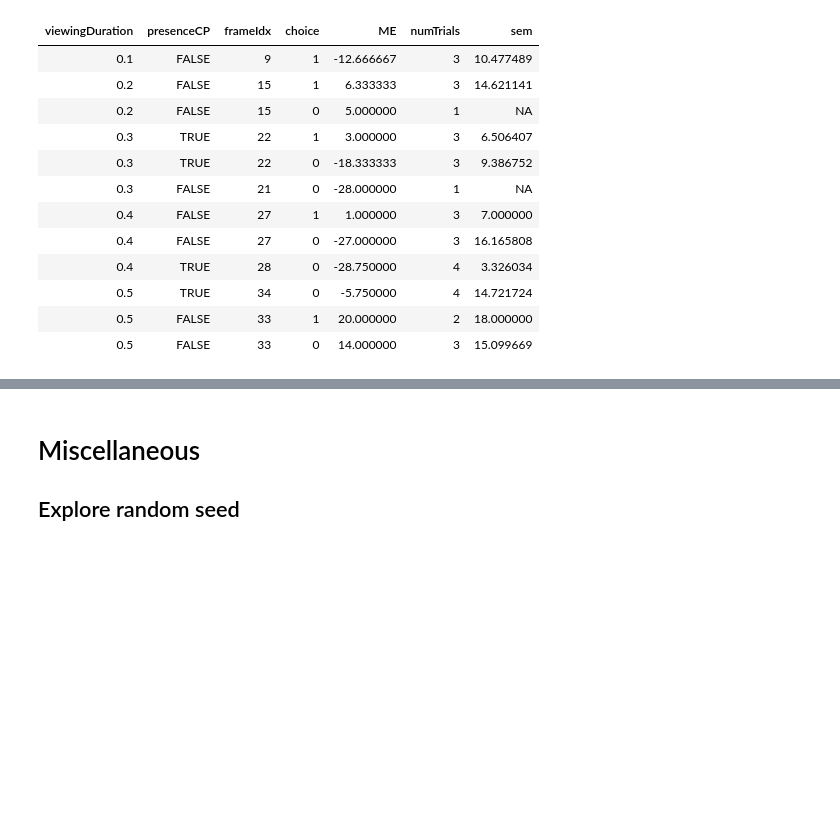
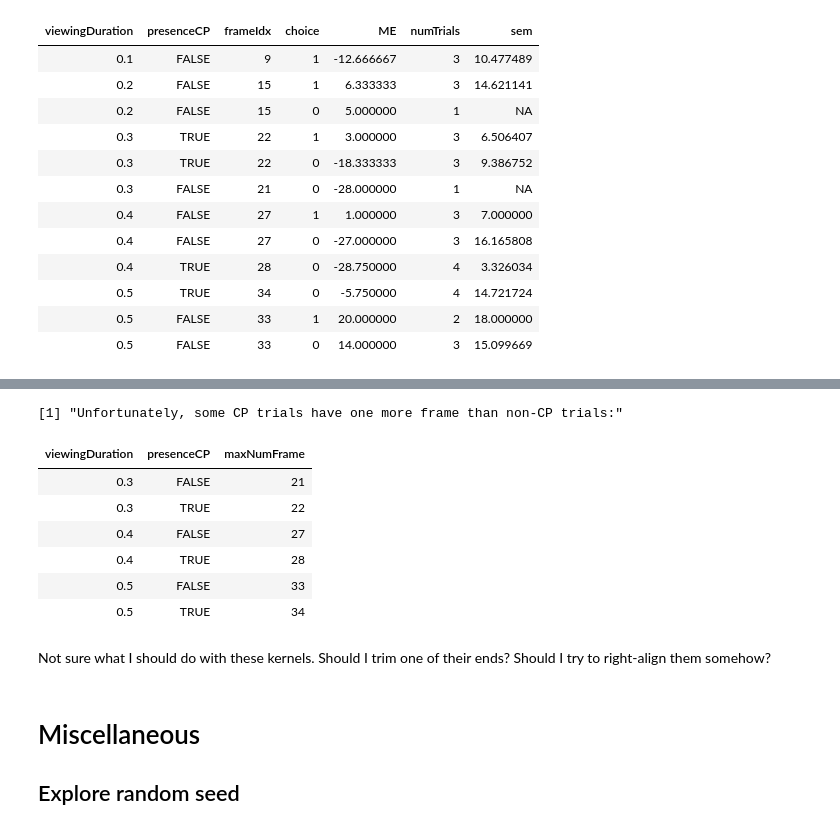
Before and after one commit to TheGoldLab/Analysis_SingleCP_DotsReversal, a Jupyter notebook: Jupyter/pilot11.ipynb, the cells around one changed output, grey strips where cells are left out. Saved outputs shown, nothing was run; the diff lists cells and outputs as text; code cells hidden in the pictures; blank space fills up the shorter version.

```diff
--- a/Jupyter/pilot11.ipynb
+++ b/Jupyter/pilot11.ipynb
@@ -1149,3 +1150,17 @@ ggplot(revKerNumCohDots,aes(x=frameIdx,y=ME), colour=choice, group=choice) +
+# %%
+print("Unfortunately, some CP trials have one more frame than non-CP trials:")
+cohDots[order(viewingDuration, presenceCP),.(maxNumFrame=max(frameIdx)),by=.(viewingDuration, presenceCP)][viewingDuration>.2]
+# %% [output]
+[1] "Unfortunately, some CP trials have one more frame than non-CP trials:"
+| viewingDuration | presenceCP | maxNumFrame |
+| 0.3 | FALSE | 21 |
+| 0.3 | TRUE | 22 |
+| 0.4 | FALSE | 27 |
+| 0.4 | TRUE | 28 |
+| 0.5 | FALSE | 33 |
+| 0.5 | TRUE | 34 |
+# %% [markdown]
+Not sure what I should do with these kernels. Should I trim one of their ends? Should I try to right-align them somehow?
 # %% [markdown]
 # Miscellaneous
 ##  Explore random seed
```
Also changed, not shown: parts of 1 cell of this notebook.
